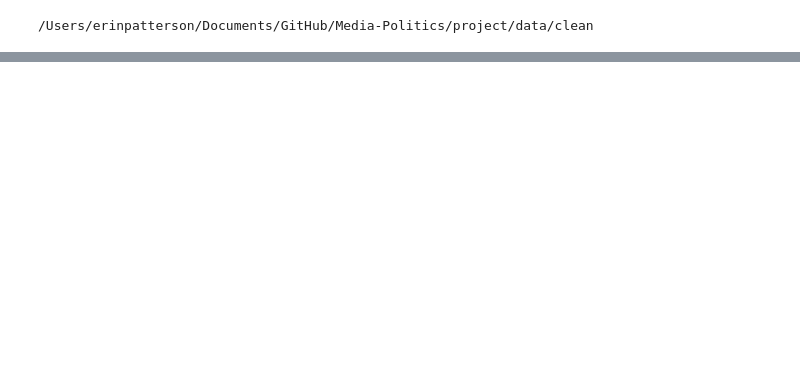
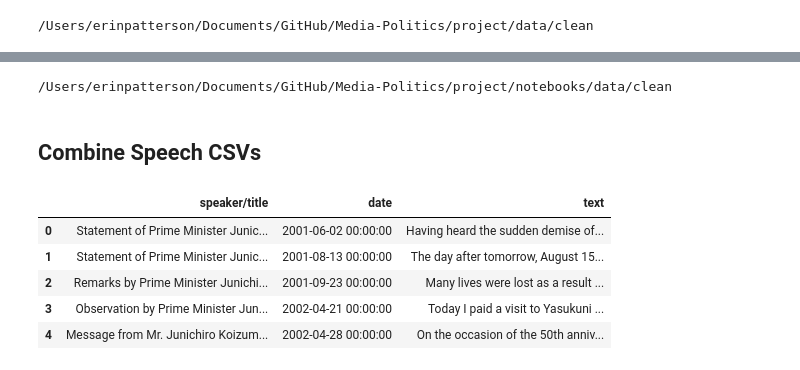
Before and after one commit to ninaudagawa/Media-Politics, a Jupyter notebook: project/notebooks/speeches_download.ipynb, the cells around one changed output, grey strips where cells are left out. Cells and saved outputs as stored; diff of their text form; code cells hidden in the pictures; blank space fills up the shorter version.

```diff
--- a/project/notebooks/speeches_download.ipynb
+++ b/project/notebooks/speeches_download.ipynb
@@ -147,0 +336,26 @@ print(Path('data/clean').resolve())
+# %%
+from pathlib import Path
+print(Path('data/clean').resolve())
+
+#mofa_sorted.to_csv('../data/clean/mofa_speeches_clean.csv')
+# %% [output]
+/Users/erinpatterson/Documents/GitHub/Media-Politics/project/notebooks/data/clean
+# %% [markdown]
+## Combine Speech CSVs
+# %%
+ministers_df = pd.read_csv('../data/clean/mofa_speeches_clean.csv')
+pm_df = pd.read_csv('../data/clean/japan_speeches_cleaned.csv')
+# %%
+pm_df = pm_df.drop(columns=['source'])
+pm_df = pm_df.rename(columns={'title': 'speaker/title'})
+ministers_df = ministers_df.drop(columns=['Unnamed: 0'])
+ministers_df = ministers_df.rename(columns={'minister': 'speaker/title'})
+# %%
+pm_df.head(5)
+# %% [output]
+|  | speaker/title | date | text |
+| 0 | Statement of Prime Minister Junic... | 2001-06-02 00:00:00 | Having heard the sudden demise of... |
+| 1 | Statement of Prime Minister Junic... | 2001-08-13 00:00:00 | The day after tomorrow, August 15... |
+| 2 | Remarks by Prime Minister Junichi... | 2001-09-23 00:00:00 | Many lives were lost as a result ... |
+| 3 | Observation by Prime Minister Jun... | 2002-04-21 00:00:00 | Today I paid a visit to Yasukuni ... |
+| 4 | Message from Mr. Junichiro Koizum... | 2002-04-28 00:00:00 | On the occasion of the 50th anniv... |
```
Also changed, not shown: parts of 19 cells of this notebook, 51 other files.
